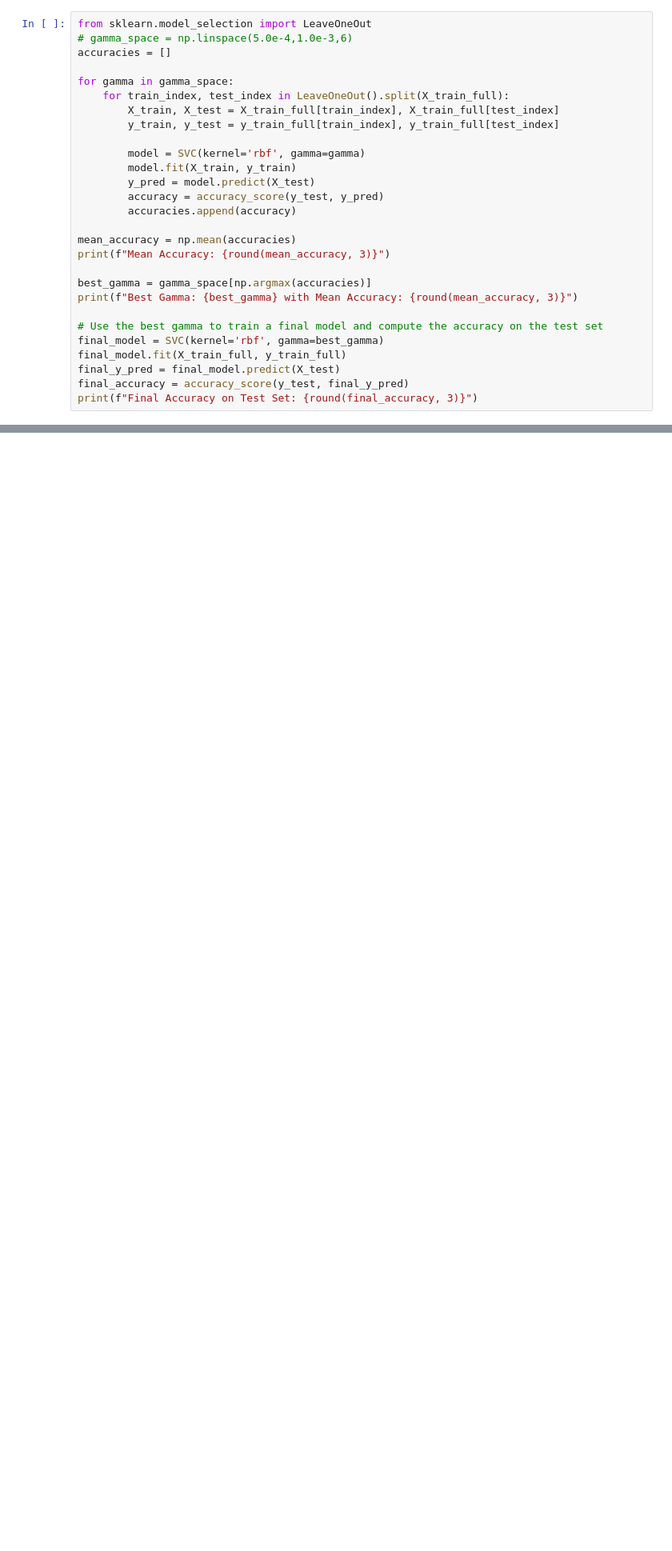
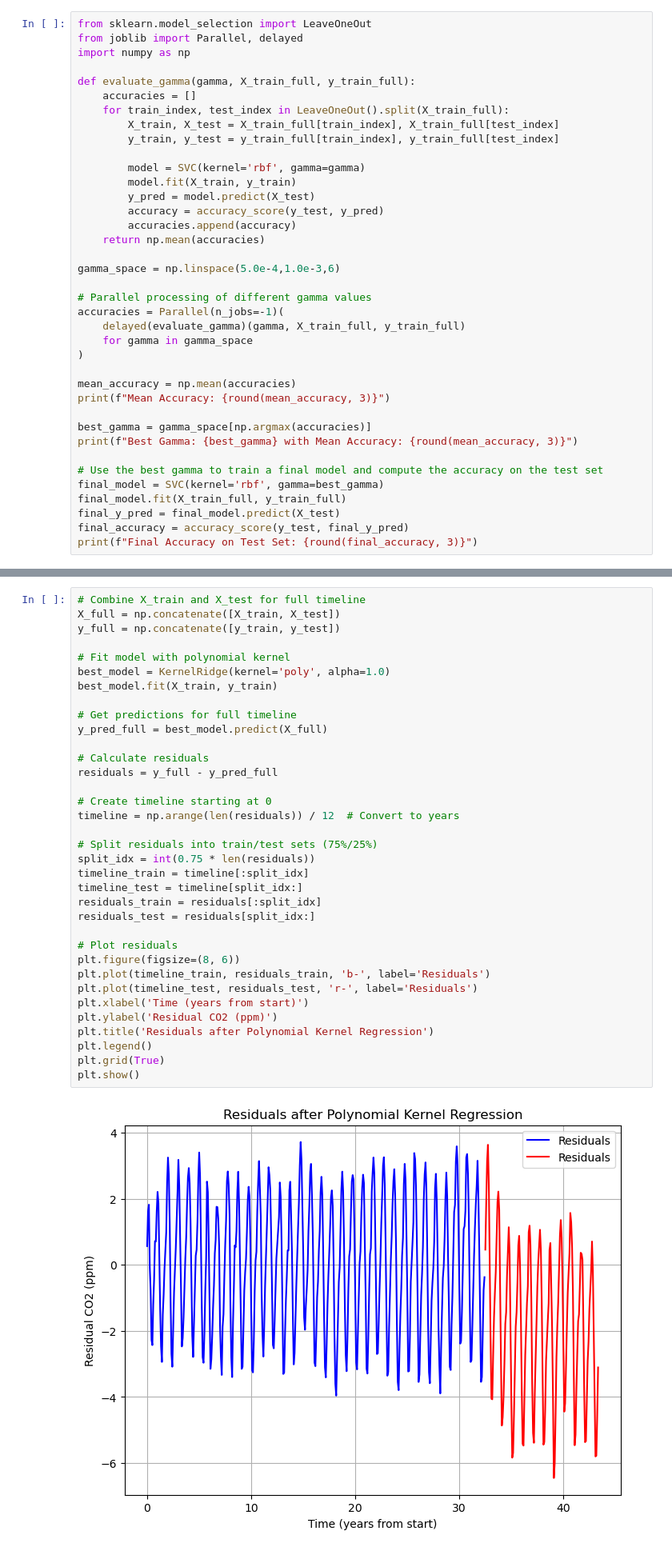
Before and after one commit to YannickHradetzky/MLFMM, a Jupyter notebook: UE/06/PSet_06.ipynb, the cells around one changed output, grey strips where cells are left out. Shown at 80% size. Drawn from its saved outputs; the diff is of its cells as text; blank space fills up the shorter version.

```diff
--- a/UE/06/PSet_06.ipynb
+++ b/UE/06/PSet_06.ipynb
@@ -122,10 +122,11 @@ Final Accuracy on Test Set: 0.989
 ## Task 1.4 Zoom in on the best gammasa
 # %%
 from sklearn.model_selection import LeaveOneOut
-# gamma_space = np.linspace(5.0e-4,1.0e-3,6)
-accuracies = []
+from joblib import Parallel, delayed
+import numpy as np
 
-for gamma in gamma_space:
+def evaluate_gamma(gamma, X_train_full, y_train_full):
+    accuracies = []
     for train_index, test_index in LeaveOneOut().split(X_train_full):
         X_train, X_test = X_train_full[train_index], X_train_full[test_index]
         y_train, y_test = y_train_full[train_index], y_train_full[test_index]
@@ -135,6 +136,15 @@ for gamma in gamma_space:
         y_pred = model.predict(X_test)
         accuracy = accuracy_score(y_test, y_pred)
         accuracies.append(accuracy)
+    return np.mean(accuracies)
+
+gamma_space = np.linspace(5.0e-4,1.0e-3,6)
+
+# Parallel processing of different gamma values
+accuracies = Parallel(n_jobs=-1)(
+    delayed(evaluate_gamma)(gamma, X_train_full, y_train_full)
+    for gamma in gamma_space
+)
 
 mean_accuracy = np.mean(accuracies)
 print(f"Mean Accuracy: {round(mean_accuracy, 3)}")
@@ -183,0 +308,37 @@ MAE: 1.5074985357787227
+# %%
+# Combine X_train and X_test for full timeline
+X_full = np.concatenate([X_train, X_test])
+y_full = np.concatenate([y_train, y_test])
+
+# Fit model with polynomial kernel
+best_model = KernelRidge(kernel='poly', alpha=1.0)
+best_model.fit(X_train, y_train)
+
+# Get predictions for full timeline
+y_pred_full = best_model.predict(X_full)
+
+# Calculate residuals
+residuals = y_full - y_pred_full
+
+# Create timeline starting at 0
+timeline = np.arange(len(residuals)) / 12  # Convert to years
+
+# Split residuals into train/test sets (75%/25%)
+split_idx = int(0.75 * len(residuals))
+timeline_train = timeline[:split_idx]
+timeline_test = timeline[split_idx:]
+residuals_train = residuals[:split_idx]
+residuals_test = residuals[split_idx:]
+
+# Plot residuals
+plt.figure(figsize=(8, 6))
+plt.plot(timeline_train, residuals_train, 'b-', label='Residuals')
+plt.plot(timeline_test, residuals_test, 'r-', label='Residuals')
+plt.xlabel('Time (years from start)')
+plt.ylabel('Residual CO2 (ppm)')
+plt.title('Residuals after Polynomial Kernel Regression')
+plt.legend()
+plt.grid(True)
+plt.show()
+# %% [output]
+[figure, added]
```
Also changed, not shown: parts of 11 cells of this notebook.
